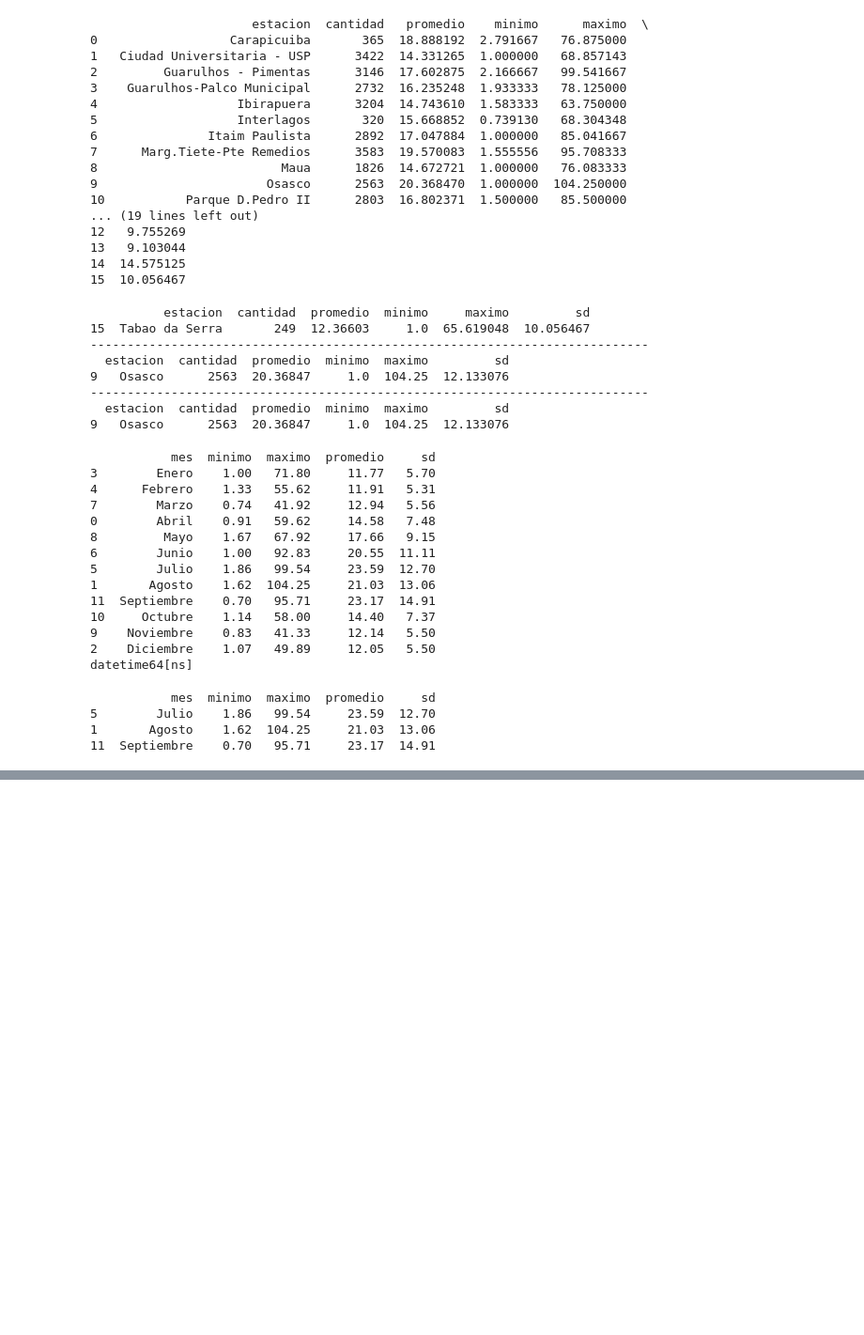
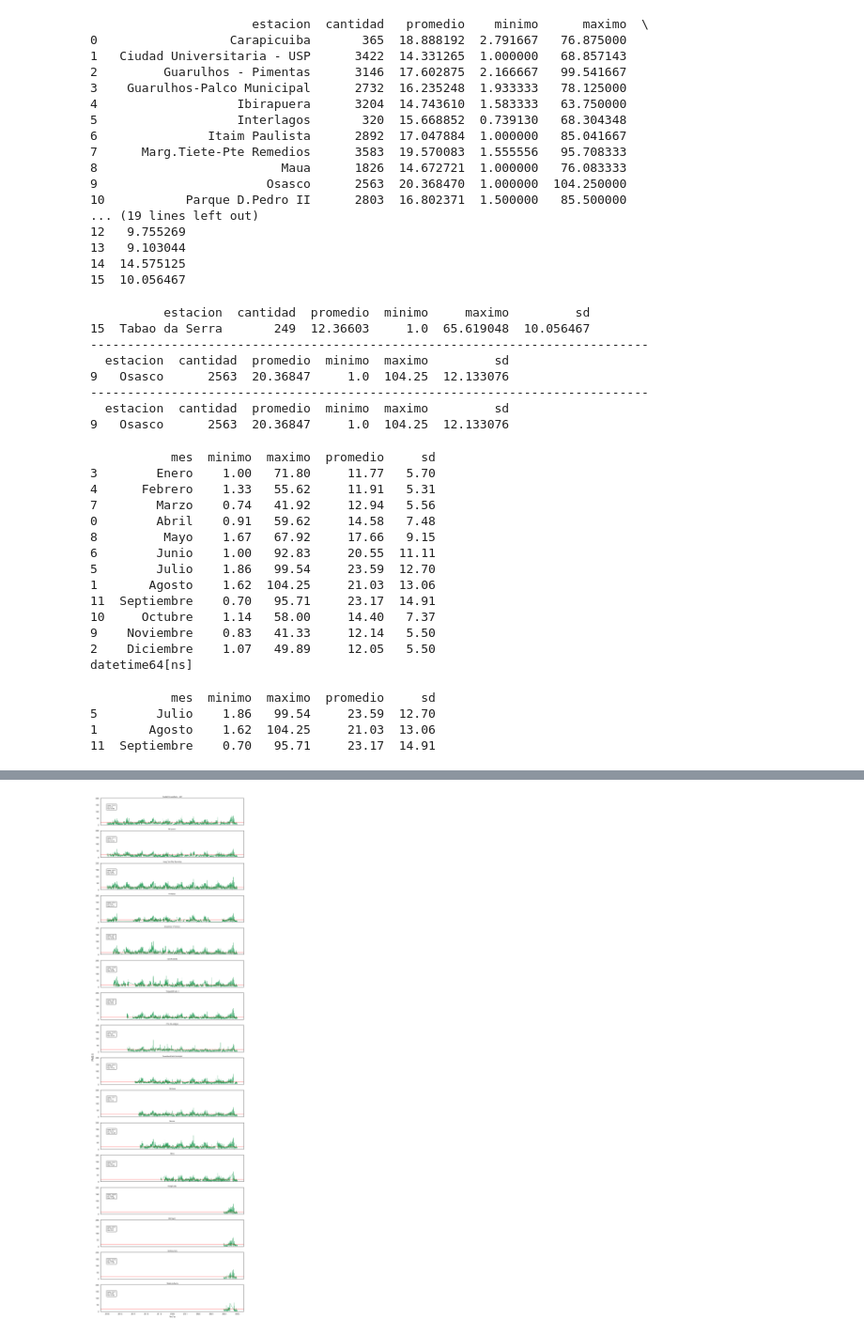
Before and after one commit to joseurquiza88/Prediccion-AQ-LatAm-Python, a Jupyter notebook: 02-Estaciones Monitoreo/02_Analisis_estaciones.ipynb, the cells around one changed output, grey strips where cells are left out. Shown at 94% size. Saved outputs shown, nothing was run; the diff lists cells and outputs as text; code cells hidden in the pictures; blank space fills up the shorter version.

Commit message:
plots varios

```diff
--- a/02-Estaciones Monitoreo/02_Analisis_estaciones.ipynb
+++ b/02-Estaciones Monitoreo/02_Analisis_estaciones.ipynb
@@ -344,0 +419,62 @@ print(estacion_picos_max)
+# %%
+#Etiquetas para el plot
+stats_por_estacion["label"] = (
+    "Media: " + stats_por_estacion["media"].astype(str) +
+    "\nSD: " + stats_por_estacion["sd"].astype(str) +
+    "\nMax: " + stats_por_estacion["maximo"].astype(str)
+)
+
+stats_por_estacion["x"] = pd.to_datetime("2015-01-01")
+stats_por_estacion["y"] = 120
+# Lineas
+lineas_extra = pd.DataFrame({
+    "estacion": data_plot["estacion"].unique(),
+    "total_mean": 18.56 ###Ojo media por centro urbano
+})
+# %%
+# Plot de todas las estaciones
+estaciones = data_plot["estacion"].unique()
+n = len(estaciones)
+
+fig, axes = plt.subplots(
+    nrows=n,
+    ncols=1,
+    figsize=(12, 2.5 * n),
+    sharex=True,
+    sharey=True
+)
+
+if n == 1:
+    axes = [axes]
+
+for ax, est in zip(axes, estaciones):
+    df_est = data_plot[data_plot["estacion"] == est]
+    stats = stats_por_estacion[stats_por_estacion["estacion"] == est].iloc[0]
+
+    # Serie temporal
+    ax.plot(df_est["date"], df_est["mean"],
+            color="#2ca25f", linewidth=1)
+
+    # Línea horizontal
+    #  Ojo que corresponde a la media por centro urbano
+    ax.axhline(18.56, color="red", linewidth=1)
+
+    # Etiqueta estadística
+    ax.text(
+        stats["x"], stats["y"],
+        stats["label"],
+        fontsize=8,
+        bbox=dict(facecolor="white", edgecolor="black")
+    )
+
+    ax.set_title(est, fontsize=9)
+    ax.set_ylim(0, 200)
+
+# Ejes
+axes[-1].set_xlabel("Fecha")
+fig.supylabel("PM2.5")
+
+plt.tight_layout()
+plt.show()
+# %% [output]
+[figure, added]
```
Also changed, not shown: parts of 17 cells of this notebook, 2 other files.
